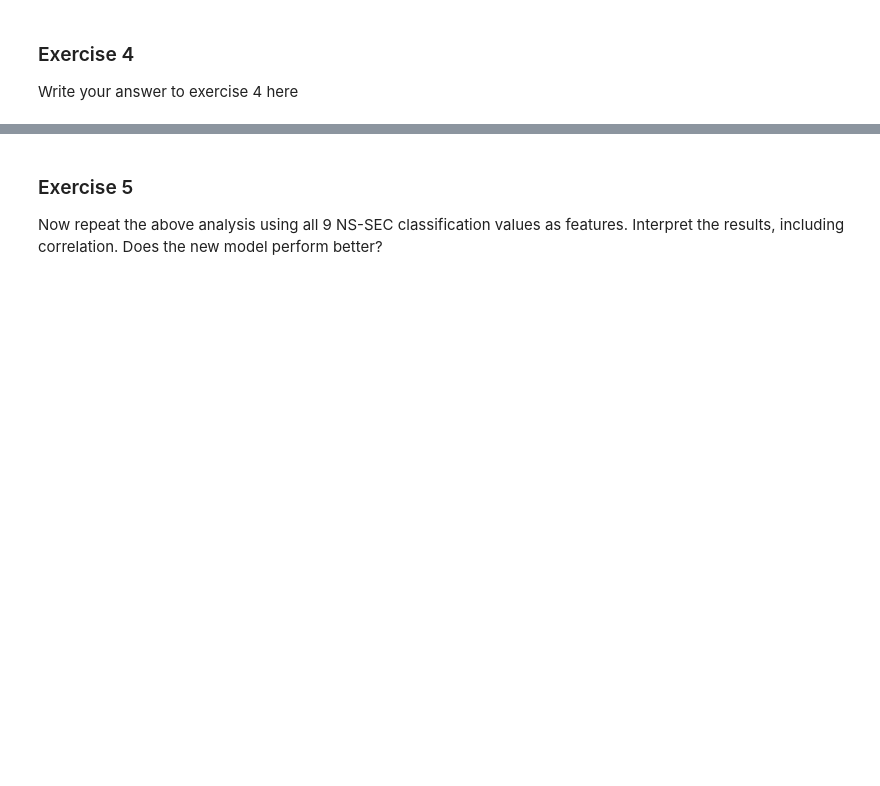
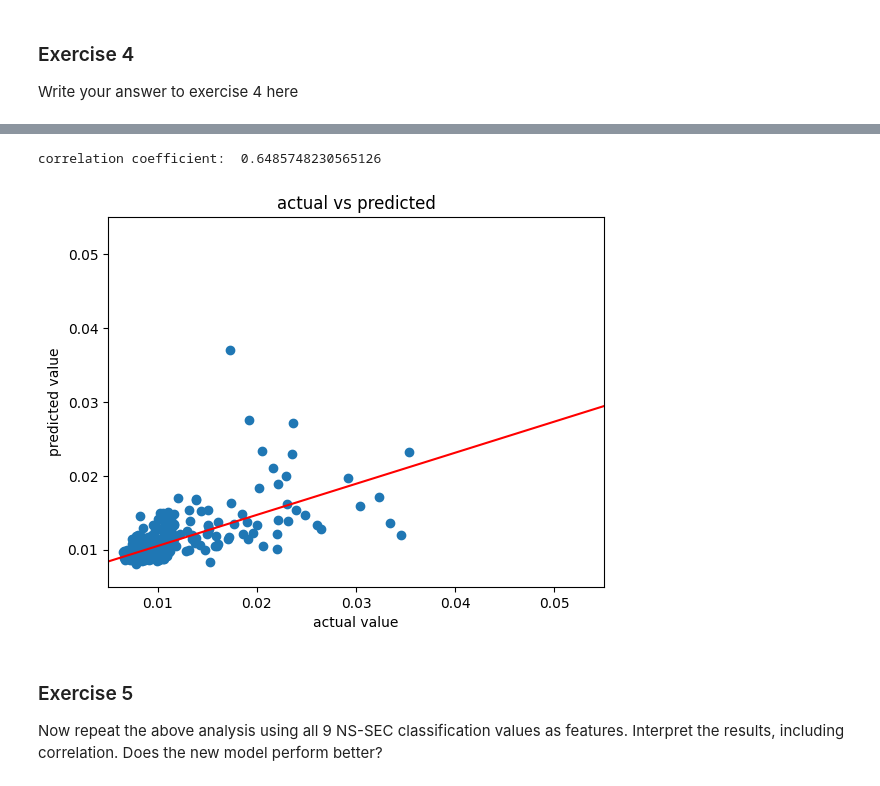
Before and after one commit to MatthewGregson123/fynesse_template, a Jupyter notebook: _notebooks/Practical_3.ipynb, the cells around one changed output, grey strips where cells are left out. Cells and saved outputs as stored; diff of their text form; code cells hidden in the pictures; blank space fills up the shorter version.

```diff
--- a/_notebooks/Practical_3.ipynb
+++ b/_notebooks/Practical_3.ipynb
@@ -625,3 +836,25 @@ Write your answer to exercise 4 here
+# %%
+y_pred = fitted_model.get_prediction(design).summary_frame(alpha=0.05)
+
+correlation = np.corrcoef(y, y_pred['mean'])[0][1]
+print("correlation coefficient: ", correlation)
+
+plt.scatter(y, y_pred['mean'])
+plt.xlabel("actual value")
+plt.ylabel("predicted value")
+plt.xlim(0.005, 0.055)
+plt.ylim(0.005, 0.055)
+plt.title("actual vs predicted")
+
+b, a = np.polyfit(y, y_pred['mean'], deg=1)
+xs = np.linspace(0, 0.055, 100)
+ys = a + b * xs
+plt.plot(xs, ys, color='red')
+
+plt.show()
+# %% [output]
+correlation coefficient:  0.6485748230565126
+[figure, added]
 # %% [markdown]
 ### Exercise 5
 
```
Also changed, not shown: parts of 23 cells of this notebook.
